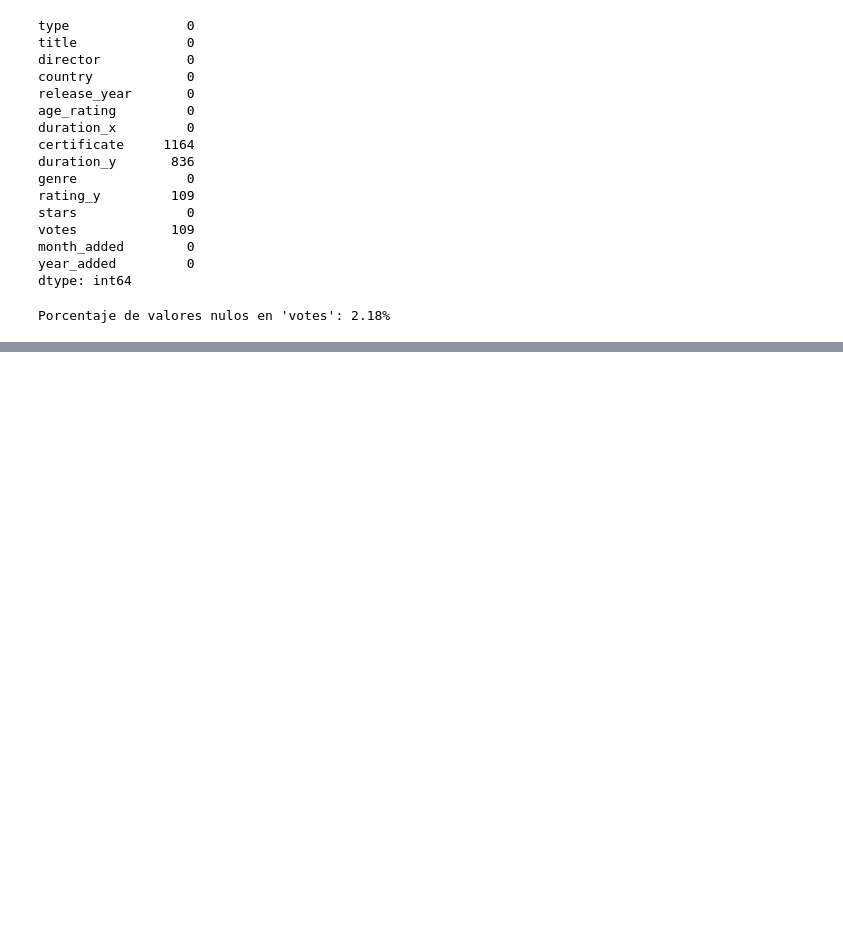
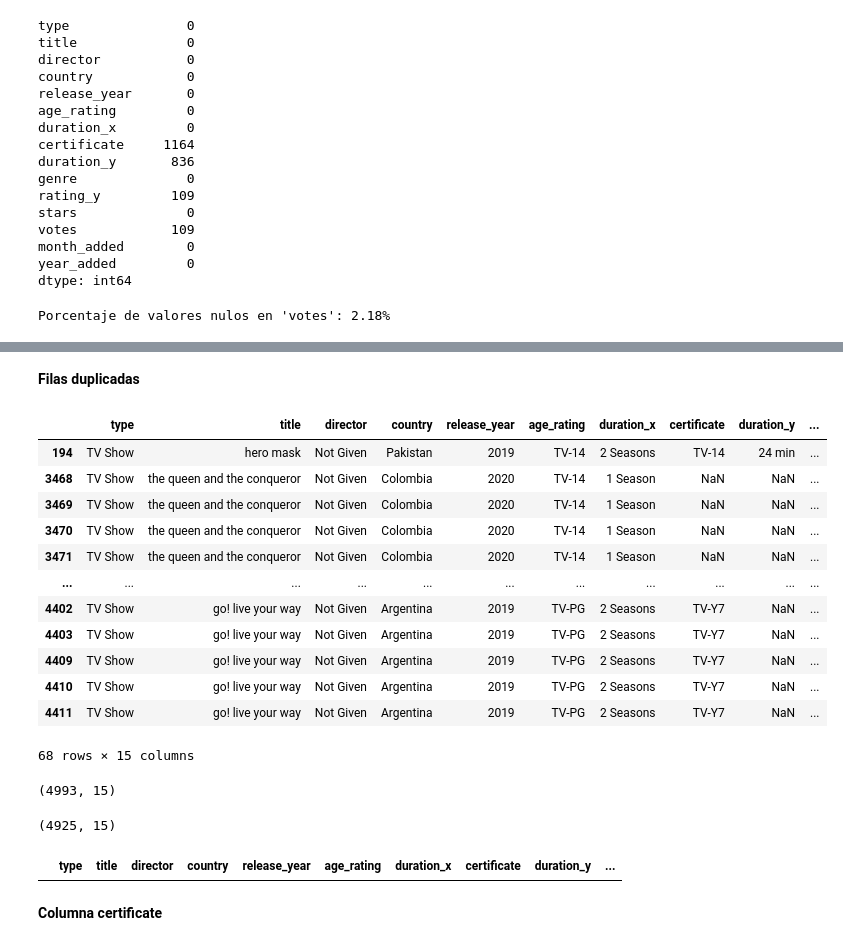
Before and after one commit to Maleni86/Modulo-4_Proyecto-Tableau_Maria_Maleni, a Jupyter notebook: exploracion_limpieza.ipynb, the cells around one changed output, grey strips where cells are left out. Cells and saved outputs as stored; diff of their text form; code cells hidden in the pictures; blank space fills up the shorter version.

```diff
--- a/exploracion_limpieza.ipynb
+++ b/exploracion_limpieza.ipynb
@@ -131,7 +131,7 @@ df.head()
 # %% [markdown]
 ## Lectura del archivo principal (netflix1):
 # %%
-df3 = pd.read_csv("files/netflix1.csv")
+df3 = pd.read_csv("/files/netflix1.csv")
 # %%
 df3.head()
 # %% [output]
@@ -557,0 +571,2 @@ Porcentaje de valores nulos en 'votes': 2.18%
+# %%
+df_final.rename(columns={'rating_y': 'rating'}, inplace=True)
@@ -557,0 +596,9 @@ Porcentaje de valores nulos en 'votes': 2.18%
+# %%
+# Sustituimos los elementos que no nos sirven por espacio
+
+df_final['stars'] = df_final['stars'].str.replace("Stars:", "", regex=False)\
+                                     .str.replace("|", "", regex=False)\
+                                     .str.replace("[", "", regex=False)\
+                                     .str.replace("]", "", regex=False)\
+                                     .str.replace("'", "", regex=False)\
+                                     .str.strip()
@@ -557,0 +617,6 @@ Porcentaje de valores nulos en 'votes': 2.18%
+# %%
+df_final['stars'] = df_final['stars'].str.split(',').apply(lambda x: ', '.join([i.strip() for i in x if i.strip()]))
+
+# .str.split(','): Divide el texto por comas.
+# .apply(): Limpia los espacios adicionales de cada elemento y elimina los vacíos.
+# .join(): Vuelve a juntar los nombres con comas.
@@ -557,0 +632,24 @@ Porcentaje de valores nulos en 'votes': 2.18%
+# %% [markdown]
+**Filas duplicadas**
+# %%
+# Vemos todas las filas duplicadas en el DataFrame
+df_final[df_final.duplicated()]
+# %% [output]
+|  | type | title | director | country | release_year | age_rating | duration_x | certificate | duration_y | ... |
+| 194 | TV Show | hero mask | Not Given | Pakistan | 2019 | TV-14 | 2 Seasons | TV-14 | 24 min | ... |
+| 3468 | TV Show | the queen and the conqueror | Not Given | Colombia | 2020 | TV-14 | 1 Season | NaN | NaN | ... |
+| 3469 | TV Show | the queen and the conqueror | Not Given | Colombia | 2020 | TV-14 | 1 Season | NaN | NaN | ... |
+| 3470 | TV Show | the queen and the conqueror | Not Given | Colombia | 2020 | TV-14 | 1 Season | NaN | NaN | ... |
+| 3471 | TV Show | the queen and the conqueror | Not Given | Colombia | 2020 | TV-14 | 1 Season | NaN | NaN | ... |
+| ... | ... | ... | ... | ... | ... | ... | ... | ... | ... | ... |
+| 4402 | TV Show | go! live your way | Not Given | Argentina | 2019 | TV-PG | 2 Seasons | TV-Y7 | NaN | ... |
+| 4403 | TV Show | go! live your way | Not Given | Argentina | 2019 | TV-PG | 2 Seasons | TV-Y7 | NaN | ... |
+| 4409 | TV Show | go! live your way | Not Given | Argentina | 2019 | TV-PG | 2 Seasons | TV-Y7 | NaN | ... |
+| 4410 | TV Show | go! live your way | Not Given | Argentina | 2019 | TV-PG | 2 Seasons | TV-Y7 | NaN | ... |
+| 4411 | TV Show | go! live your way | Not Given | Argentina | 2019 | TV-PG | 2 Seasons | TV-Y7 | NaN | ... |
+68 rows × 15 columns
+# %%
+# Filas y columnas totales antes del cambio
+df_final.shape
+# %% [output]
+(4993, 15)
@@ -557,0 +659,12 @@ Porcentaje de valores nulos en 'votes': 2.18%
+# %%
+# Filas y columnas totales después del cambio
+df_final.shape
+# %% [output]
+(4925, 15)
+# %%
+# Confirmamos que ya no quedan filas duplicadas en el dataframe
+df_final[df_final.duplicated()]
+# %% [output]
+|  | type | title | director | country | release_year | age_rating | duration_x | certificate | duration_y | ... |
+# %% [markdown]
+**Columna certificate**
```
Also changed, not shown: parts of 19 cells of this notebook, 1 other file.
